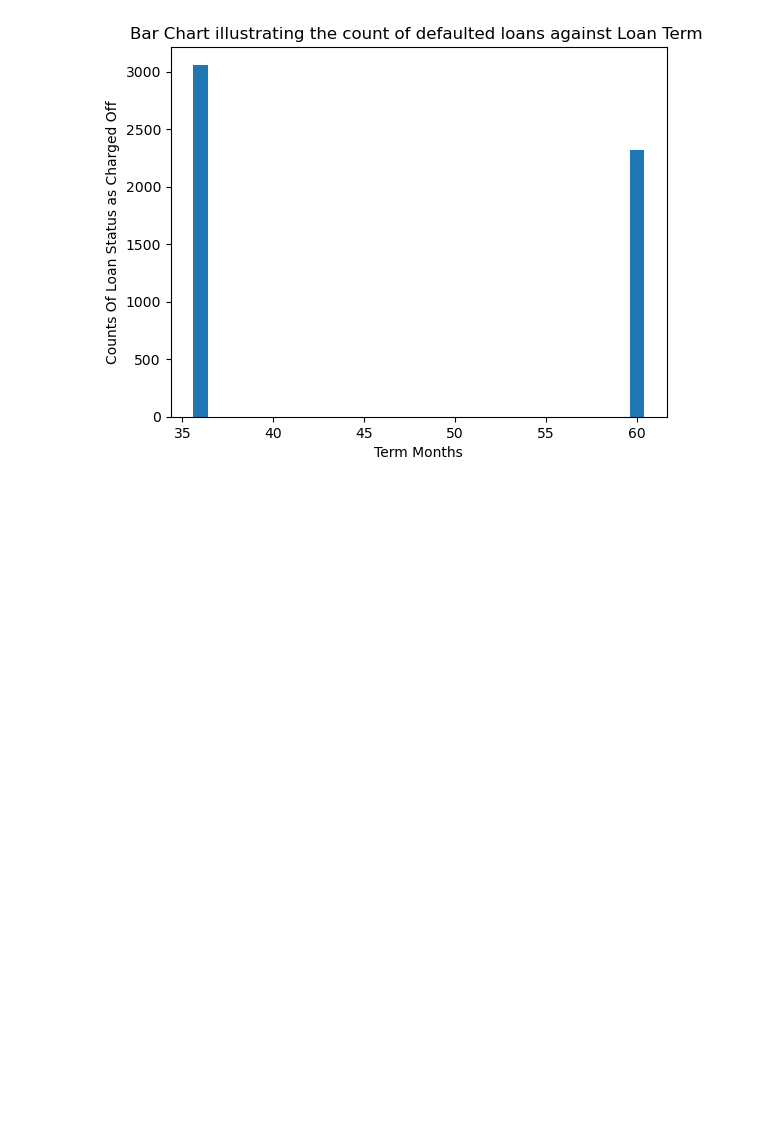
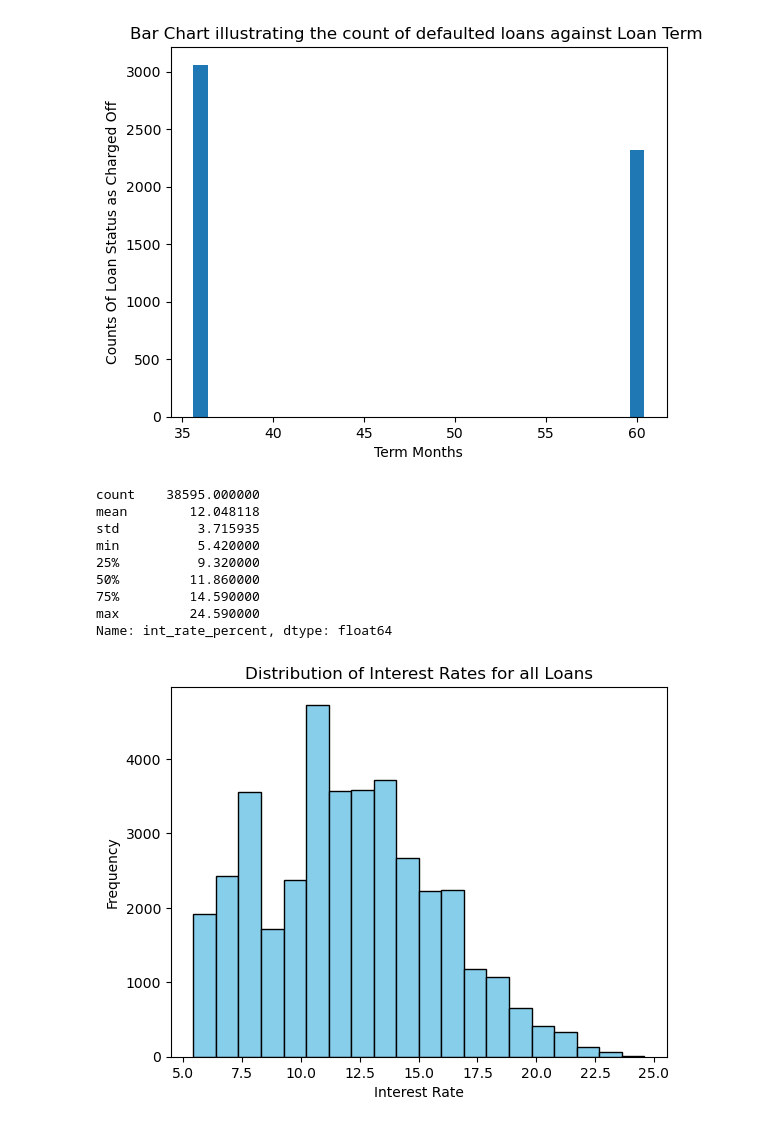
Before and after one commit to ashandish/Lending_Club_Case_Study, a Jupyter notebook: Ashish_Kumar_Sharma.ipynb, the cells around one changed output. Saved outputs shown, nothing was run; the diff lists cells and outputs as text; code cells hidden in the pictures; blank space fills up the shorter version.

Commit message:
Code for analysis of Interest Rate added

```diff
--- a/Ashish_Kumar_Sharma.ipynb
+++ b/Ashish_Kumar_Sharma.ipynb
@@ -283,3 +283,33 @@ plt.show()
 #Conclusion: Loan Status as Charged Off is higher for Loan Term 36 months .
 # %% [output]
 [figure]
+# %%
+#Draw the Distribution of Interest Rates for all Loans
+import pandas as pd
+import matplotlib.pyplot as plt
+
+df2 = pd.read_csv("C:\\Users\\riyan\\Downloads\\Case Study\\loan\\modified6_loan.csv")
+
+print(df2.int_rate_percent.describe())
+# Plot the histogram of interest rates
+plt.hist(df2['int_rate_percent'], bins=20, color='skyblue', edgecolor='black')
+
+# Add labels and title
+plt.xlabel('Interest Rate')
+plt.ylabel('Frequency')
+plt.title('Distribution of Interest Rates for all Loans')
+
+# Show the plot
+plt.show()
+#Conclusion: Most of the loans are given between 9 and 15 % Interest Rates
+# %% [output]
+count    38595.000000
+mean        12.048118
+std          3.715935
+min          5.420000
+25%          9.320000
+50%         11.860000
+75%         14.590000
+max         24.590000
+Name: int_rate_percent, dtype: float64
+[figure, added]
```
Also changed, not shown: parts of 3 cells of this notebook.
